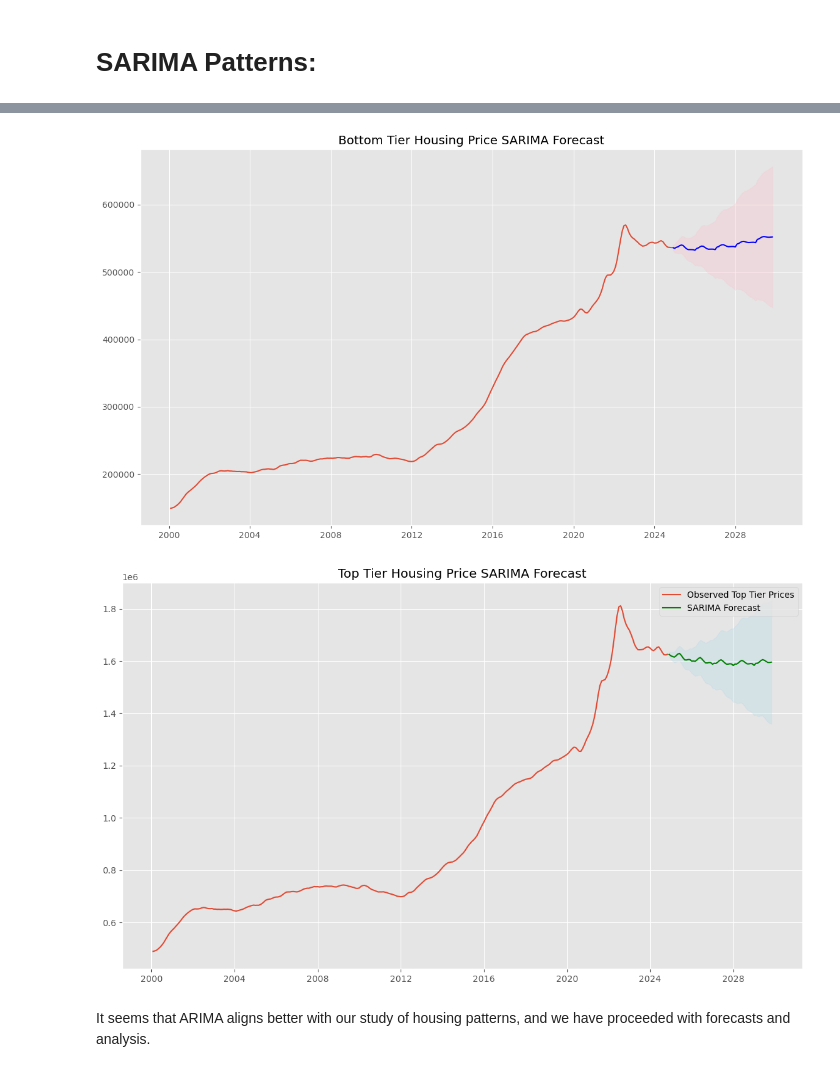
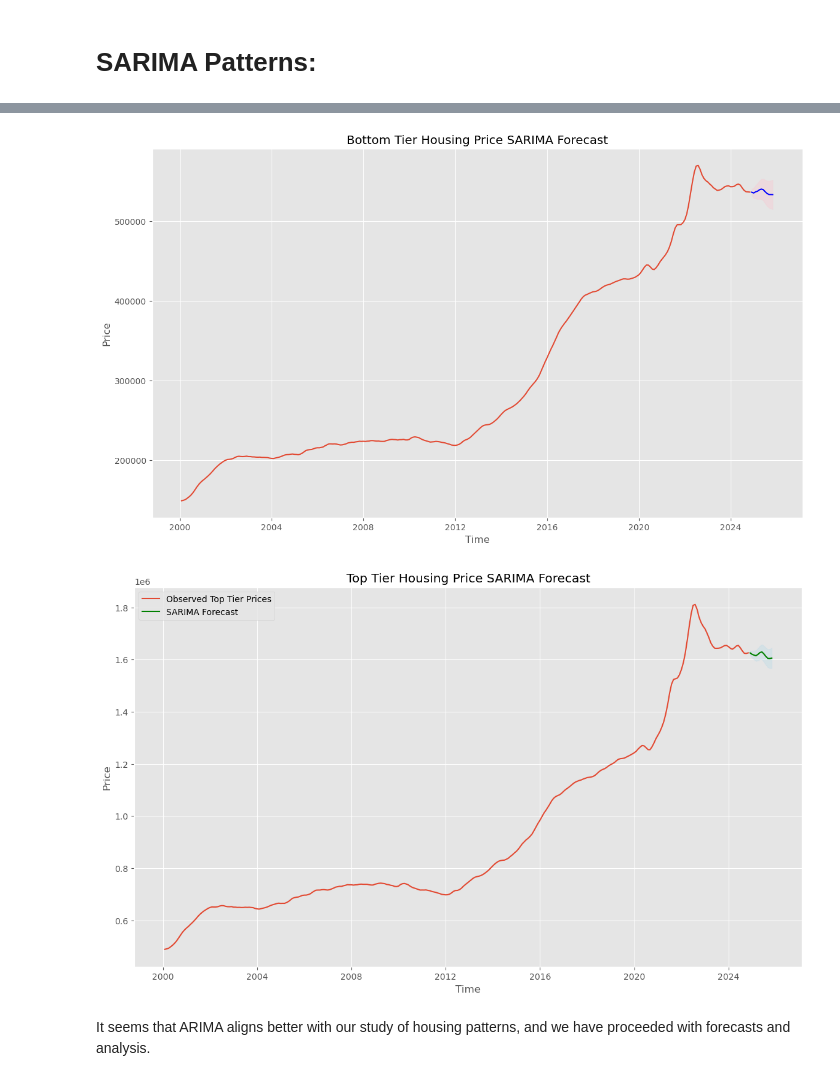
Before and after one commit to SUPERINTIALD/CSCI_4502_5502_Data_Mining_Final_Project, a Jupyter notebook: S-ARIMA.ipynb, the cells around one changed output, grey strips where cells are left out. Cells and saved outputs as stored; diff of their text form; code cells hidden in the pictures.

Commit message:
Update SARIMA!

```diff
--- a/S-ARIMA.ipynb
+++ b/S-ARIMA.ipynb
@@ -559,11 +617,11 @@ print(sarima_top.summary())
 
 
 # Forecast with SARIMA for bottm tier
-forecast_sarima = sarima_bottom.get_forecast(steps=60)  # 5 years ahead
+forecast_sarima = sarima_bottom.get_forecast(steps=12)  # 5 years ahead
 forecast_sarima_mean = forecast_sarima.predicted_mean
 forecast_sarima_ci = forecast_sarima.conf_int()
 # Forecast with SARIMA for Top Tier (e.g., 5 years ahead = 60 months)
-forecast_sarima_top = sarima_top.get_forecast(steps=60)
+forecast_sarima_top = sarima_top.get_forecast(steps=12)
 forecast_sarima_top_mean = forecast_sarima_top.predicted_mean
 forecast_sarima_top_ci = forecast_sarima_top.conf_int()
 # %% [output]
@@ -587,30 +666,36 @@ Warnings:
 # %%
 # Plot SARIMA forecast
 plt.figure(figsize=(14, 8))
 plt.plot(bottom_tier, label="Observed Bottom Tier Prices")
 plt.plot(forecast_sarima_mean.index, forecast_sarima_mean, label="SARIMA Forecast", color="blue")
 plt.fill_between(forecast_sarima_mean.index,
                  forecast_sarima_ci.iloc[:, 0],
                  forecast_sarima_ci.iloc[:, 1],
                  color="pink", alpha=0.3)
+plt.ylabel("Price")
+plt.xlabel("Time")
+
 plt.title("Bottom Tier Housing Price SARIMA Forecast")
 
 # Plot SARIMA forecast for Top Tier
 plt.figure(figsize=(14, 8))
 plt.plot(top_tier, label="Observed Top Tier Prices")
 plt.plot(forecast_sarima_top_mean.index, forecast_sarima_top_mean, label="SARIMA Forecast", color="green")
 plt.fill_between(forecast_sarima_top_mean.index,
                  forecast_sarima_top_ci.iloc[:, 0],
                  forecast_sarima_top_ci.iloc[:, 1],
                  color="lightblue", alpha=0.3)
 plt.title("Top Tier Housing Price SARIMA Forecast")
+plt.xlabel("Time")
+
+plt.ylabel("Price")
 
 
 plt.legend()
 plt.show()
 # %% [output]
-[figure, old version]
+[figure, new version]
-[figure, old version]
+[figure, new version]
 # %% [markdown]
 It seems that ARIMA aligns better with our study of housing patterns, and we have proceeded with forecasts and analysis.
 # %% [markdown]
```
Also changed, not shown: parts of 14 cells of this notebook.
